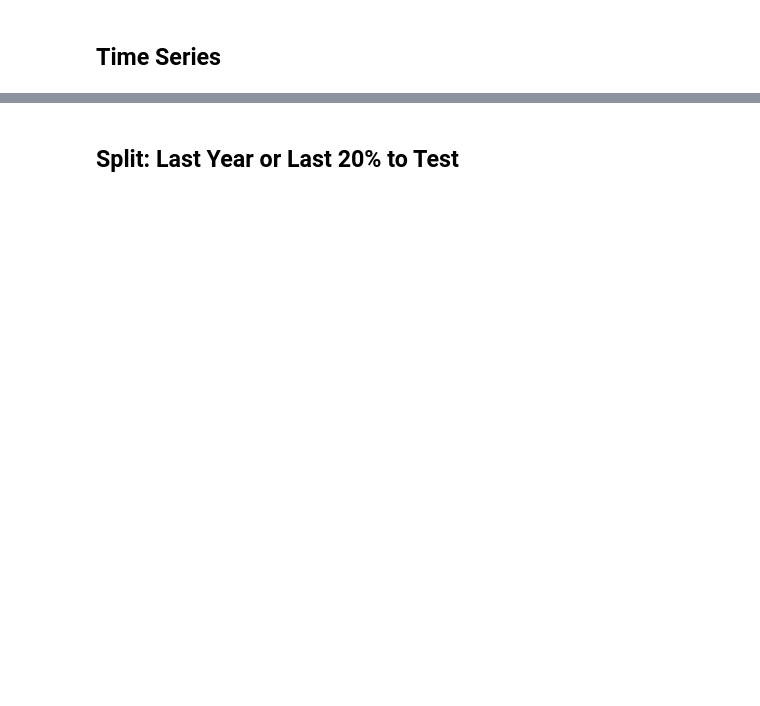
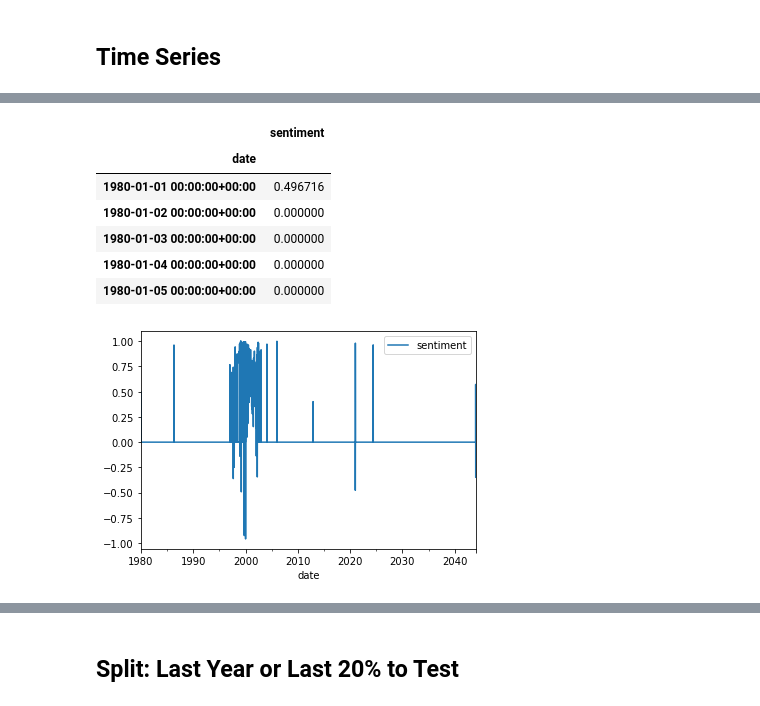
Before and after one commit to Enron-Discussion-NLP/Capstone, a Jupyter notebook: 00_Kaniela/kan_workbook.ipynb, the cells around one changed output, grey strips where cells are left out. Saved outputs shown, nothing was run; the diff lists cells and outputs as text; code cells hidden in the pictures; blank space fills up the shorter version.

```diff
--- a/00_Kaniela/kan_workbook.ipynb
+++ b/00_Kaniela/kan_workbook.ipynb
@@ -539,0 +629,14 @@ df.resample('W').mean().rolling(4).sum()
+# %%
+# Resample for Daily
+df_1d = df_time.resample('D').mean().fillna(0)
+df_1d.plot()
+df_1d.head()
+# %% [output]
+|  | sentiment |
+| date |  |
+| 1980-01-01 00:00:00+00:00 | 0.496716 |
+| 1980-01-02 00:00:00+00:00 | 0.000000 |
+| 1980-01-03 00:00:00+00:00 | 0.000000 |
+| 1980-01-04 00:00:00+00:00 | 0.000000 |
+| 1980-01-05 00:00:00+00:00 | 0.000000 |
+[figure, added]
```
Also changed, not shown: parts of 136 cells of this notebook, 2 other files.
